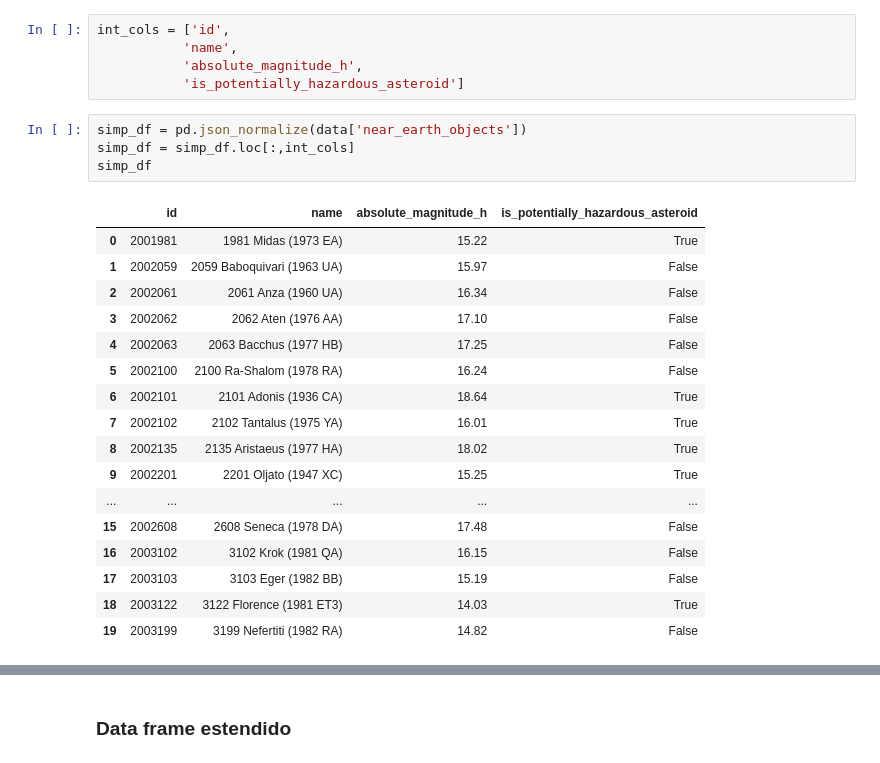
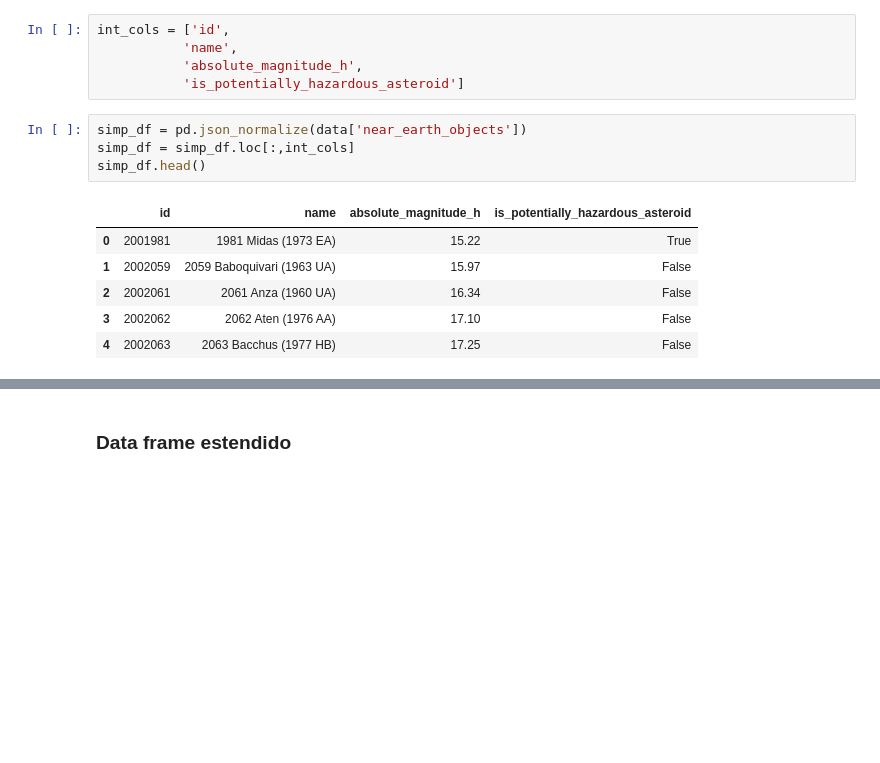
Before and after one commit to gus-phys/AI2-resources, a Jupyter notebook: 03-introducao-a-estatistica/aula1/NeoWs/NeoWs-dangerous-objects.ipynb, the cells around one changed output, grey strips where cells are left out. Drawn from its saved outputs; the diff is of its cells as text; blank space fills up the shorter version.

```diff
--- a/03-introducao-a-estatistica/aula1/NeoWs/NeoWs-dangerous-objects.ipynb
+++ b/03-introducao-a-estatistica/aula1/NeoWs/NeoWs-dangerous-objects.ipynb
@@ -34,25 +46,14 @@ int_cols = ['id',
 # %%
 simp_df = pd.json_normalize(data['near_earth_objects'])
 simp_df = simp_df.loc[:,int_cols]
-simp_df
+simp_df.head()
 # %% [output]
 |  | id | name | absolute_magnitude_h | is_potentially_hazardous_asteroid |
 | 0 | 2001981 | 1981 Midas (1973 EA) | 15.22 | True |
 | 1 | 2002059 | 2059 Baboquivari (1963 UA) | 15.97 | False |
 | 2 | 2002061 | 2061 Anza (1960 UA) | 16.34 | False |
 | 3 | 2002062 | 2062 Aten (1976 AA) | 17.10 | False |
 | 4 | 2002063 | 2063 Bacchus (1977 HB) | 17.25 | False |
-| 5 | 2002100 | 2100 Ra-Shalom (1978 RA) | 16.24 | False |
-| 6 | 2002101 | 2101 Adonis (1936 CA) | 18.64 | True |
-| 7 | 2002102 | 2102 Tantalus (1975 YA) | 16.01 | True |
-| 8 | 2002135 | 2135 Aristaeus (1977 HA) | 18.02 | True |
-| 9 | 2002201 | 2201 Oljato (1947 XC) | 15.25 | True |
-| ... | ... | ... | ... | ... |
-| 15 | 2002608 | 2608 Seneca (1978 DA) | 17.48 | False |
-| 16 | 2003102 | 3102 Krok (1981 QA) | 16.15 | False |
-| 17 | 2003103 | 3103 Eger (1982 BB) | 15.19 | False |
-| 18 | 2003122 | 3122 Florence (1981 ET3) | 14.03 | True |
-| 19 | 2003199 | 3199 Nefertiti (1982 RA) | 14.82 | False |
 # %%
 simp_df.describe(include='all')
 # %% [output]
```
Also changed, not shown: parts of 16 cells of this notebook.
